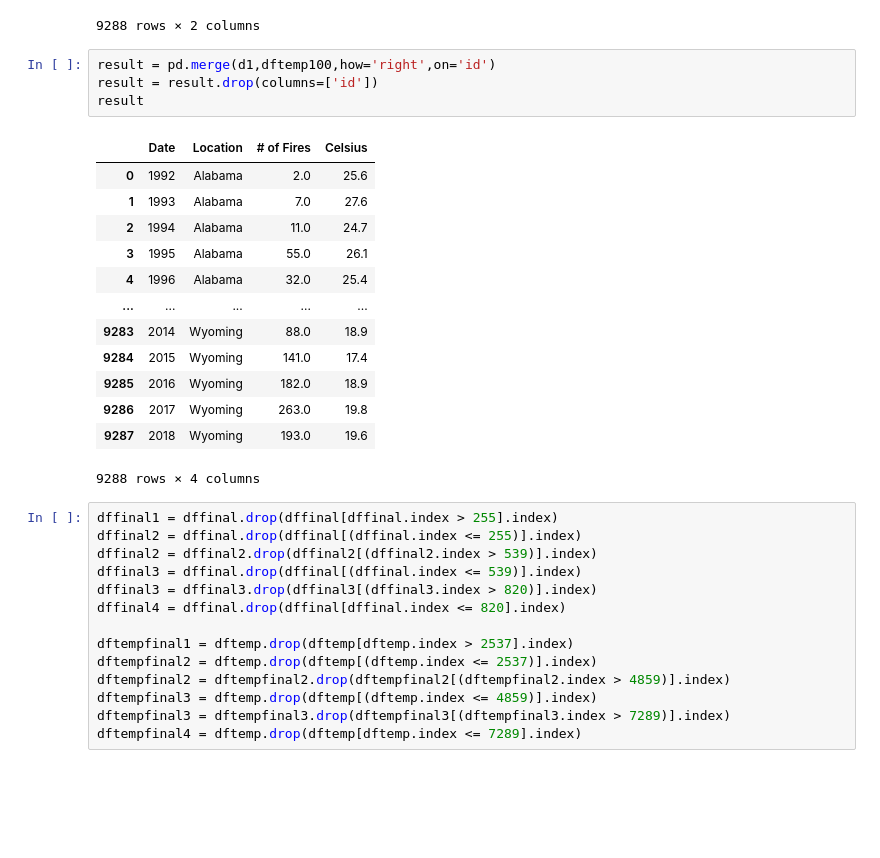
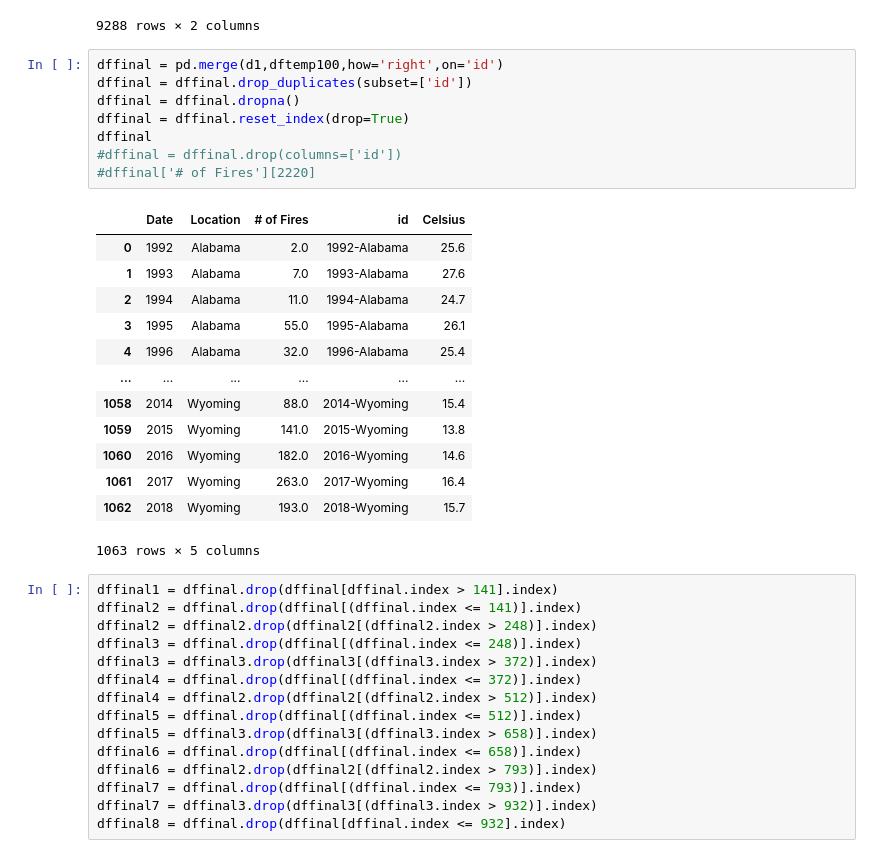
Before and after one commit to data301-2021-summer2/project-group41-project, a Jupyter notebook: analysis/brandon/Initial Wrangling.ipynb, the cells around one changed output. Cells and saved outputs as stored; diff of their text form; blank space fills up the shorter version.

```diff
--- a/analysis/brandon/Initial Wrangling.ipynb
+++ b/analysis/brandon/Initial Wrangling.ipynb
@@ -355,34 +355,39 @@ dftemp100
 | 9287 | 19.6 | 2018-Wyoming |
 9288 rows × 2 columns
 # %%
-result = pd.merge(d1,dftemp100,how='right',on='id')
-result = result.drop(columns=['id'])
-result
+dffinal = pd.merge(d1,dftemp100,how='right',on='id')
+dffinal = dffinal.drop_duplicates(subset=['id'])
+dffinal = dffinal.dropna()
+dffinal = dffinal.reset_index(drop=True)
+dffinal
+#dffinal = dffinal.drop(columns=['id'])
+#dffinal['# of Fires'][2220]
 # %% [output]
-|  | Date | Location | # of Fires | Celsius |
-| 0 | 1992 | Alabama | 2.0 | 25.6 |
-| 1 | 1993 | Alabama | 7.0 | 27.6 |
-| 2 | 1994 | Alabama | 11.0 | 24.7 |
-| 3 | 1995 | Alabama | 55.0 | 26.1 |
-| 4 | 1996 | Alabama | 32.0 | 25.4 |
-| ... | ... | ... | ... | ... |
-| 9283 | 2014 | Wyoming | 88.0 | 18.9 |
-| 9284 | 2015 | Wyoming | 141.0 | 17.4 |
-| 9285 | 2016 | Wyoming | 182.0 | 18.9 |
-| 9286 | 2017 | Wyoming | 263.0 | 19.8 |
-| 9287 | 2018 | Wyoming | 193.0 | 19.6 |
+|  | Date | Location | # of Fires | id | Celsius |
+| 0 | 1992 | Alabama | 2.0 | 1992-Alabama | 25.6 |
+| 1 | 1993 | Alabama | 7.0 | 1993-Alabama | 27.6 |
+| 2 | 1994 | Alabama | 11.0 | 1994-Alabama | 24.7 |
+| 3 | 1995 | Alabama | 55.0 | 1995-Alabama | 26.1 |
+| 4 | 1996 | Alabama | 32.0 | 1996-Alabama | 25.4 |
+| ... | ... | ... | ... | ... | ... |
+| 1058 | 2014 | Wyoming | 88.0 | 2014-Wyoming | 15.4 |
+| 1059 | 2015 | Wyoming | 141.0 | 2015-Wyoming | 13.8 |
+| 1060 | 2016 | Wyoming | 182.0 | 2016-Wyoming | 14.6 |
+| 1061 | 2017 | Wyoming | 263.0 | 2017-Wyoming | 16.4 |
+| 1062 | 2018 | Wyoming | 193.0 | 2018-Wyoming | 15.7 |
-9288 rows × 4 columns
+1063 rows × 5 columns
 # %%
-dffinal1 = dffinal.drop(dffinal[dffinal.index > 255].index)
-dffinal2 = dffinal.drop(dffinal[(dffinal.index <= 255)].index)
-dffinal2 = dffinal2.drop(dffinal2[(dffinal2.index > 539)].index)
-dffinal3 = dffinal.drop(dffinal[(dffinal.index <= 539)].index)
-dffinal3 = dffinal3.drop(dffinal3[(dffinal3.index > 820)].index)
-dffinal4 = dffinal.drop(dffinal[dffinal.index <= 820].index)
-
-dftempfinal1 = dftemp.drop(dftemp[dftemp.index > 2537].index)
-dftempfinal2 = dftemp.drop(dftemp[(dftemp.index <= 2537)].index)
-dftempfinal2 = dftempfinal2.drop(dftempfinal2[(dftempfinal2.index > 4859)].index)
-dftempfinal3 = dftemp.drop(dftemp[(dftemp.index <= 4859)].index)
-dftempfinal3 = dftempfinal3.drop(dftempfinal3[(dftempfinal3.index > 7289)].index)
-dftempfinal4 = dftemp.drop(dftemp[dftemp.index <= 7289].index)
+dffinal1 = dffinal.drop(dffinal[dffinal.index > 141].index)
+dffinal2 = dffinal.drop(dffinal[(dffinal.index <= 141)].index)
+dffinal2 = dffinal2.drop(dffinal2[(dffinal2.index > 248)].index)
+dffinal3 = dffinal.drop(dffinal[(dffinal.index <= 248)].index)
+dffinal3 = dffinal3.drop(dffinal3[(dffinal3.index > 372)].index)
+dffinal4 = dffinal.drop(dffinal[(dffinal.index <= 372)].index)
+dffinal4 = dffinal2.drop(dffinal2[(dffinal2.index > 512)].index)
+dffinal5 = dffinal.drop(dffinal[(dffinal.index <= 512)].index)
+dffinal5 = dffinal3.drop(dffinal3[(dffinal3.index > 658)].index)
+dffinal6 = dffinal.drop(dffinal[(dffinal.index <= 658)].index)
+dffinal6 = dffinal2.drop(dffinal2[(dffinal2.index > 793)].index)
+dffinal7 = dffinal.drop(dffinal[(dffinal.index <= 793)].index)
+dffinal7 = dffinal3.drop(dffinal3[(dffinal3.index > 932)].index)
+dffinal8 = dffinal.drop(dffinal[dffinal.index <= 932].index)
```
Also changed, not shown: parts of 19 cells of this notebook, 4 other files.
